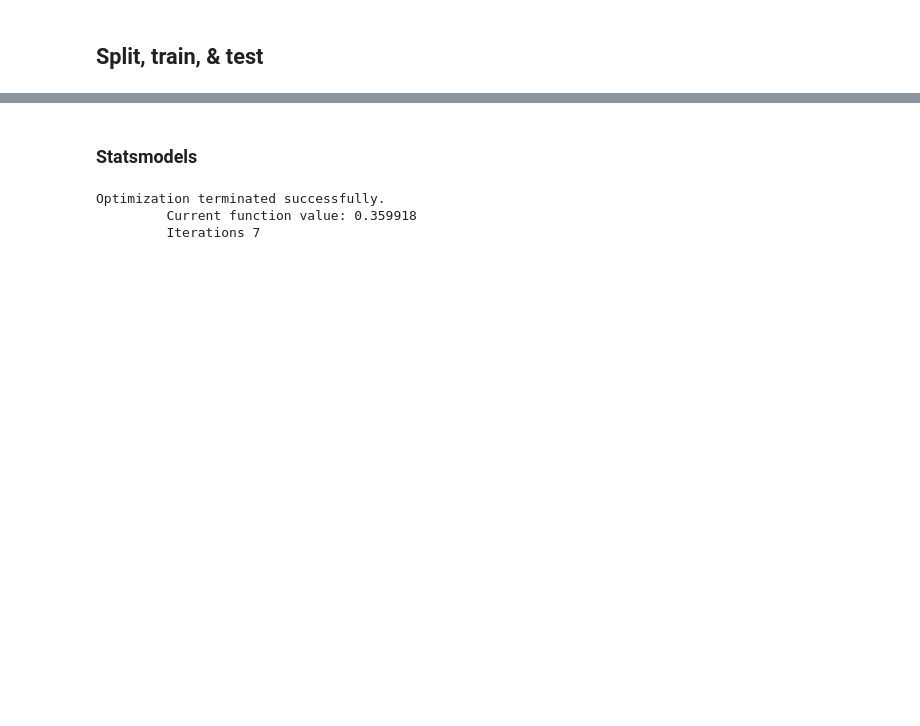
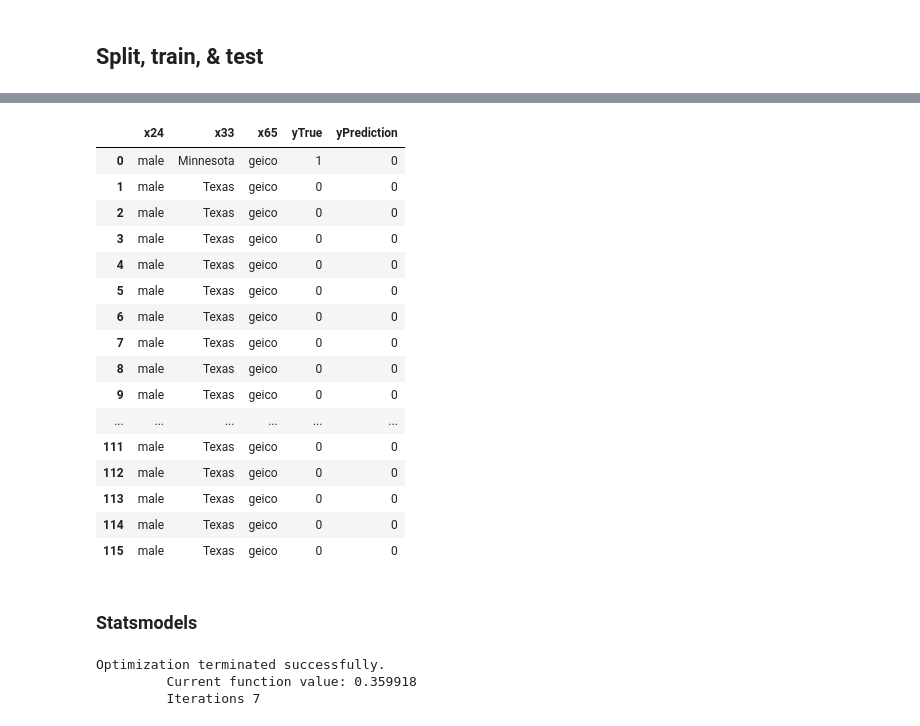
Before and after one commit to tamle2021/classification, a Jupyter notebook: sf.ipynb, the cells around one changed output, grey strips where cells are left out. Cells and saved outputs as stored; diff of their text form; code cells hidden in the pictures; blank space fills up the shorter version.

```diff
--- a/sf.ipynb
+++ b/sf.ipynb
@@ -705,0 +723,6 @@ yProbTestLog = logReg.predict_proba(xTestScaled.astype(float))
+# %%
+output.reset_index(drop=False,inplace=True)
+# %%
+yTestReset = yTest.reset_index(drop=False,inplace=False)
+# %%
+output["yTrue"] = yTestReset["y"]
@@ -705,0 +735,2 @@ yProbTestLog = logReg.predict_proba(xTestScaled.astype(float))
+# %%
+output["yPrediction"] = yPredTest
@@ -706,3 +752,23 @@ yProbTestLog = logReg.predict_proba(xTestScaled.astype(float))
+# %%
+output[["x24","x33","x65","yTrue","yPrediction"]].head(116)
+# %% [output]
+|  | x24 | x33 | x65 | yTrue | yPrediction |
+| 0 | male | Minnesota | geico | 1 | 0 |
+| 1 | male | Texas | geico | 0 | 0 |
+| 2 | male | Texas | geico | 0 | 0 |
+| 3 | male | Texas | geico | 0 | 0 |
+| 4 | male | Texas | geico | 0 | 0 |
+| 5 | male | Texas | geico | 0 | 0 |
+| 6 | male | Texas | geico | 0 | 0 |
+| 7 | male | Texas | geico | 0 | 0 |
+| 8 | male | Texas | geico | 0 | 0 |
+| 9 | male | Texas | geico | 0 | 0 |
+| ... | ... | ... | ... | ... | ... |
+| 111 | male | Texas | geico | 0 | 0 |
+| 112 | male | Texas | geico | 0 | 0 |
+| 113 | male | Texas | geico | 0 | 0 |
+| 114 | male | Texas | geico | 0 | 0 |
+| 115 | male | Texas | geico | 0 | 0 |
 # %% [markdown]
 ### Statsmodels
 # %%
```
Also changed, not shown: parts of 43 cells of this notebook, 1 other file.
